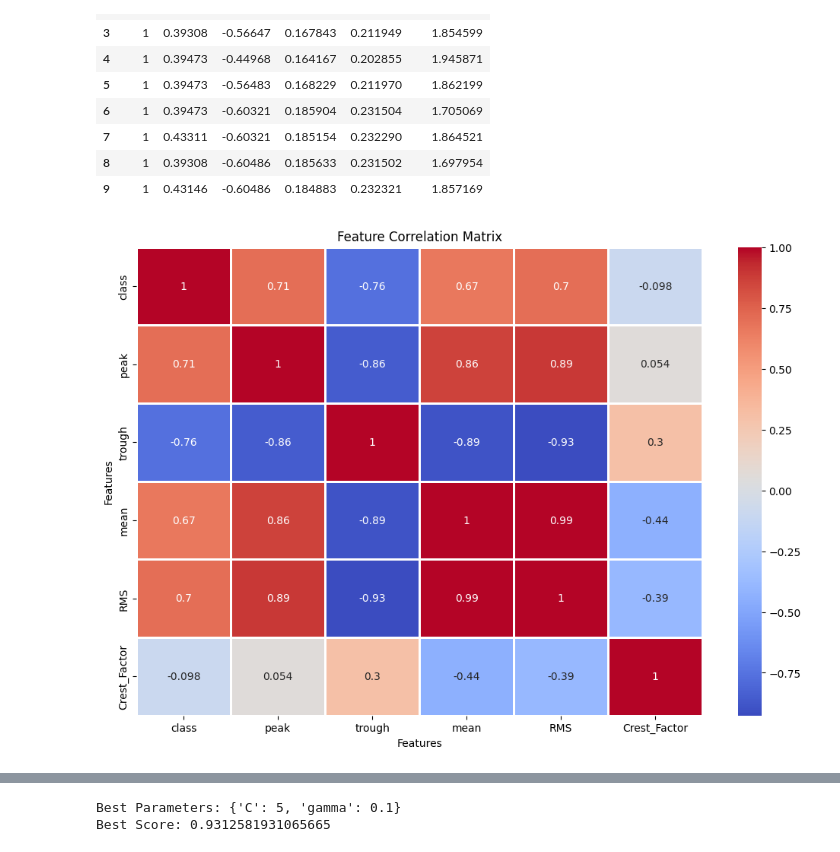
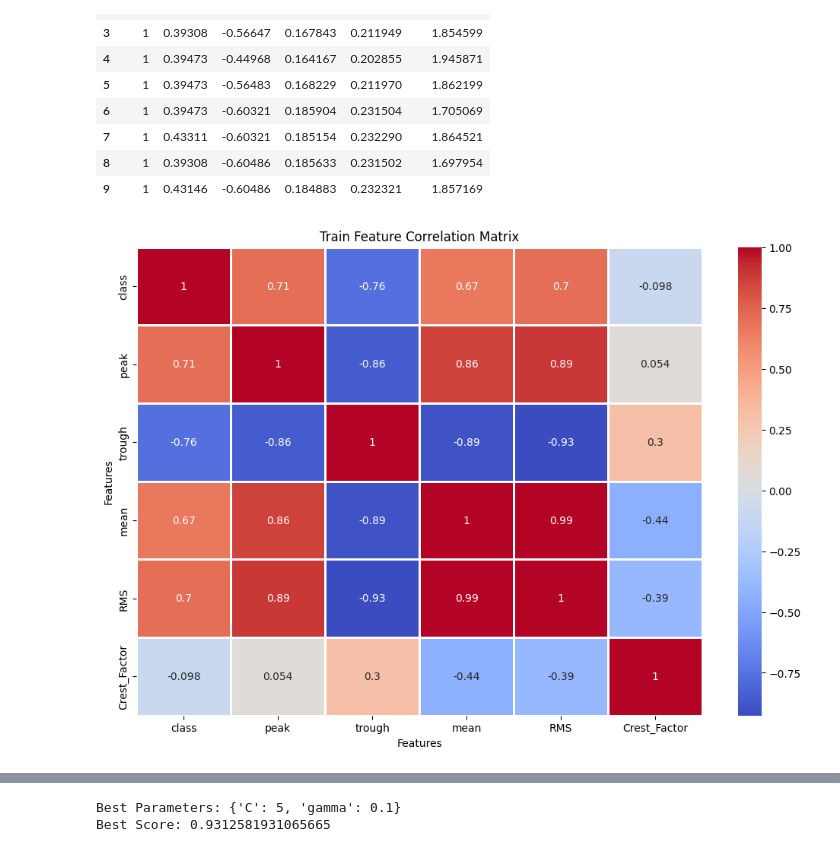
Before and after one commit to robotDevelop/IC-PBL_ML_motor, a Jupyter notebook: SVM.ipynb, the cells around one changed output, grey strips where cells are left out. Drawn from its saved outputs; the diff is of its cells as text; code cells hidden in the pictures.

```diff
--- a/SVM.ipynb
+++ b/SVM.ipynb
@@ -24,20 +25,21 @@ motor_test.head(10)
 # %%
 # 상관 관계 계산
 correlation_matrix = motor_train.corr()
 
 # 히트맵으로 상관 관계 시각화
 plt.figure(figsize=(12, 8))
 sns.heatmap(correlation_matrix, annot=True, cmap='coolwarm', linewidths=2)
 
 # 그래프 타이틀 및 라벨 설정
-plt.title('Feature Correlation Matrix')
+plt.title('Train Feature Correlation Matrix')
 plt.xlabel('Features')
 plt.ylabel('Features')
 
 # 그래프 보여주기
-plt.show()
+path = os.path.join('motor_images_' + 'Heatmap_train' + '.png')
+plt.savefig(path, dpi=300, format='png')
 # %% [output]
-[figure, old version]
+[figure, new version]
 # %%
 # 상관 관계 계산
 correlation_matrix = motor_test.corr()
```
Also changed, not shown: parts of 3 cells of this notebook, 10 other files.
